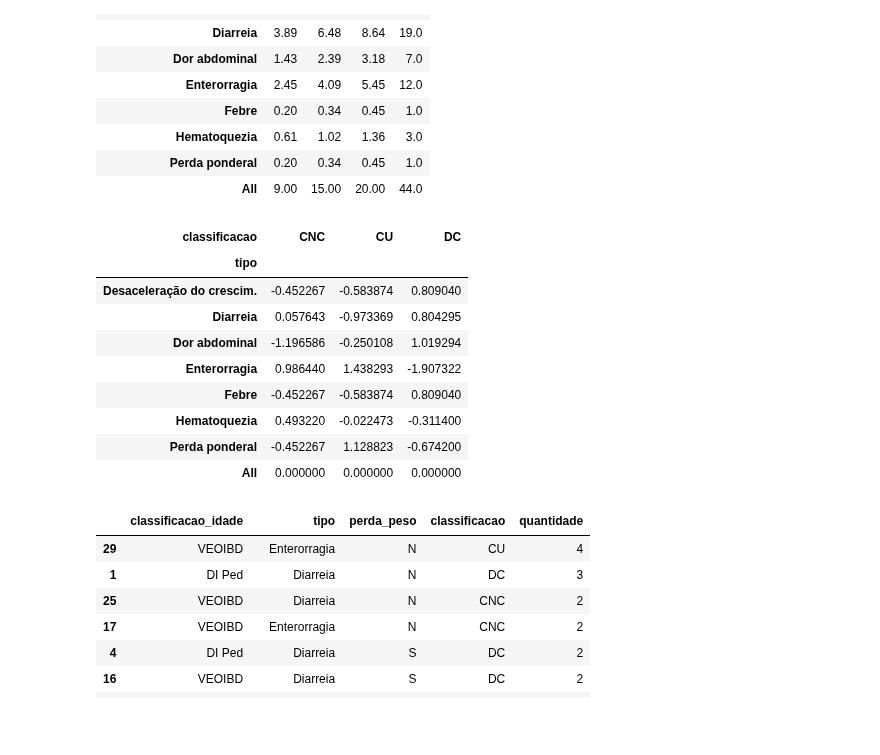
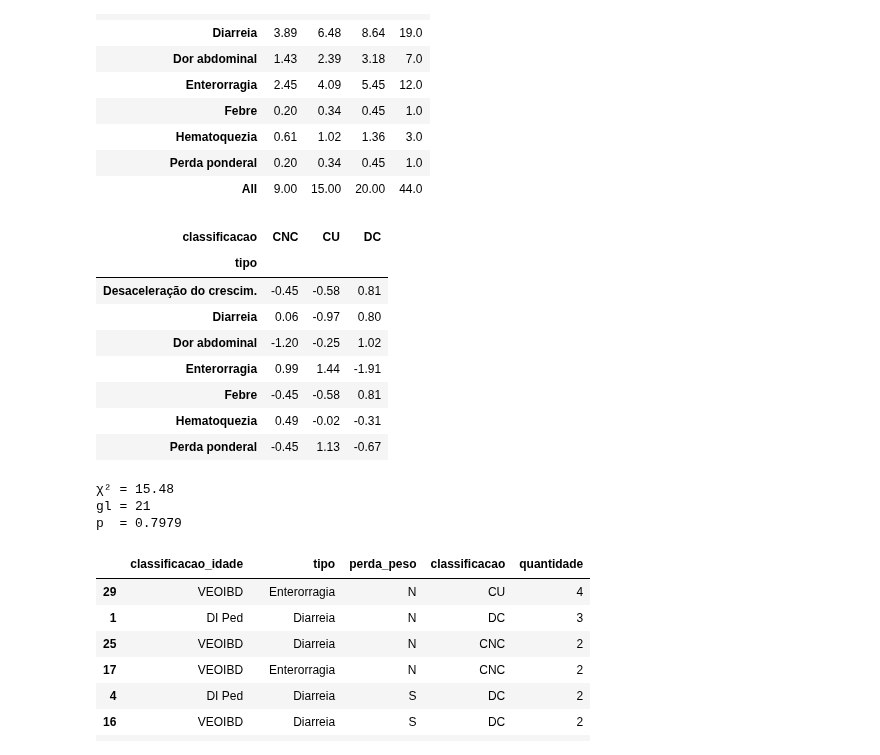
Before and after one commit to luscaalima/ME812-Unicamp, a Jupyter notebook: dados/notebook_consultoria_oficial.ipynb, the cells around one changed output. Saved outputs shown, nothing was run; the diff lists cells and outputs as text; code cells hidden in the pictures; blank space fills up the shorter version.

```diff
--- a/dados/notebook_consultoria_oficial.ipynb
+++ b/dados/notebook_consultoria_oficial.ipynb
@@ -43,7 +43,7 @@ def limpa_dados(df):
             "Idade (meses) início dos sintomas": "intervalo_nascimento_sintomas",
             "Data 1ª colono": "data_primeira_colonoscopia",
             "Unnamed: 10": "intervalo_sintomas_primeira_colonoscopia",
-            "Classificação": "classificacao",
+            "Classificação": "diagnostico",
         })
         return df
 
@@ -304,22 +388,22 @@ esp_df.round(2)
 | All | 9.00 | 15.00 | 20.00 | 44.0 |
 # %%
 # tab = pd.crosstab(mulheres_colunas_categoricas_df['tipo'], mulheres_colunas_categoricas_df['classificacao'])
-chi2, p, dof, esp = chi2_contingency(tabela_observada)
+chi2, p, dof, tabela_esp = chi2_contingency(tabela_observada)
 
 # Rij = (Oij - Eij) / sqrt(Eij)
 
 # Resíduos padronizados ajustados (Pearson)
-resid = (tabela_observada - esp) / np.sqrt(esp)
+resid = (tabela_observada - tabela_esp) / np.sqrt(tabela_esp)
 resid = resid.drop(columns=["All"])
-resid
+resid = resid[:-1]
+resid.round(2)
 # %% [output]
 | classificacao | CNC | CU | DC |
 | tipo |  |  |  |
-| Desaceleração do crescim. | -0.452267 | -0.583874 | 0.809040 |
-| Diarreia | 0.057643 | -0.973369 | 0.804295 |
-| Dor abdominal | -1.196586 | -0.250108 | 1.019294 |
-| Enterorragia | 0.986440 | 1.438293 | -1.907322 |
-| Febre | -0.452267 | -0.583874 | 0.809040 |
-| Hematoquezia | 0.493220 | -0.022473 | -0.311400 |
-| Perda ponderal | -0.452267 | 1.128823 | -0.674200 |
-| All | 0.000000 | 0.000000 | 0.000000 |
+| Desaceleração do crescim. | -0.45 | -0.58 | 0.81 |
+| Diarreia | 0.06 | -0.97 | 0.80 |
+| Dor abdominal | -1.20 | -0.25 | 1.02 |
+| Enterorragia | 0.99 | 1.44 | -1.91 |
+| Febre | -0.45 | -0.58 | 0.81 |
+| Hematoquezia | 0.49 | -0.02 | -0.31 |
+| Perda ponderal | -0.45 | 1.13 | -0.67 |
@@ -325,0 +414,9 @@ resid
+# %%
+
+print(f"χ² = {chi2:.2f}")
+print(f"gl = {dof}")
+print(f"p  = {p:.4f}")
+# %% [output]
+χ² = 15.48
+gl = 21
+p  = 0.7979
```
Also changed, not shown: parts of 19 cells of this notebook.
